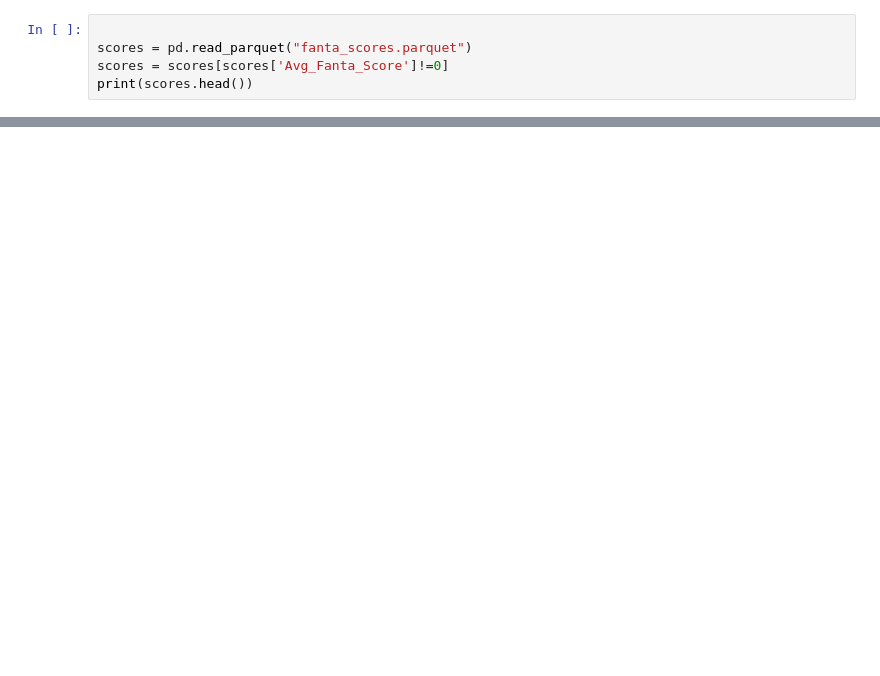
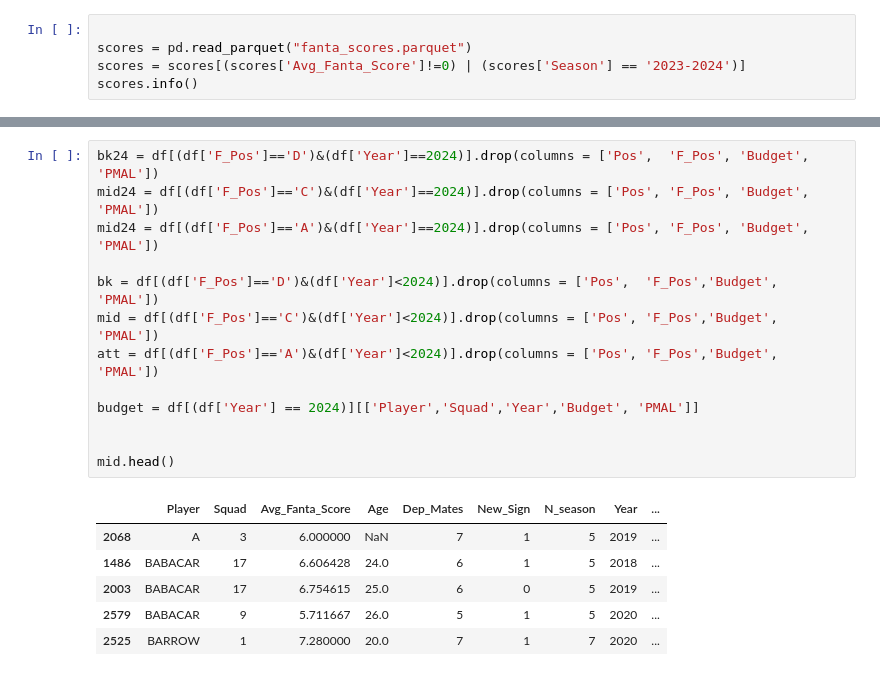
Before and after one commit to Fabio-Rossi-Hub/SerieA-Fantasy-Football, a Jupyter notebook: Notebook/1. data_analysis.ipynb, the cells around one changed output, grey strips where cells are left out. Cells and saved outputs as stored; diff of their text form; blank space fills up the shorter version.

```diff
--- a/Notebook/1. data_analysis.ipynb
+++ b/Notebook/1. data_analysis.ipynb
@@ -4,6 +10,6 @@ from unidecode import unidecode
 # %%
 
 scores = pd.read_parquet("fanta_scores.parquet")
-scores = scores[scores['Avg_Fanta_Score']!=0]
-print(scores.head())
+scores = scores[(scores['Avg_Fanta_Score']!=0) | (scores['Season'] == '2023-2024')]
+scores.info()
 # %% [output]
@@ -53,0 +156,20 @@ df.head()
+# %%
+bk24 = df[(df['F_Pos']=='D')&(df['Year']==2024)].drop(columns = ['Pos',  'F_Pos', 'Budget', 'PMAL'])
+mid24 = df[(df['F_Pos']=='C')&(df['Year']==2024)].drop(columns = ['Pos', 'F_Pos', 'Budget', 'PMAL'])
+mid24 = df[(df['F_Pos']=='A')&(df['Year']==2024)].drop(columns = ['Pos', 'F_Pos', 'Budget', 'PMAL'])
+
+bk = df[(df['F_Pos']=='D')&(df['Year']<2024)].drop(columns = ['Pos',  'F_Pos','Budget', 'PMAL'])
+mid = df[(df['F_Pos']=='C')&(df['Year']<2024)].drop(columns = ['Pos', 'F_Pos','Budget', 'PMAL'])
+att = df[(df['F_Pos']=='A')&(df['Year']<2024)].drop(columns = ['Pos', 'F_Pos','Budget', 'PMAL'])
+
+budget = df[(df['Year'] == 2024)][['Player','Squad','Year','Budget', 'PMAL']]
+
+
+mid.head()
+# %% [output]
+|  | Player | Squad | Avg_Fanta_Score | Age | Dep_Mates | New_Sign | N_season | Year | ... |
+| 2068 | A | 3 | 6.000000 | NaN | 7 | 1 | 5 | 2019 | ... |
+| 1486 | BABACAR | 17 | 6.606428 | 24.0 | 6 | 1 | 5 | 2018 | ... |
+| 2003 | BABACAR | 17 | 6.754615 | 25.0 | 6 | 0 | 5 | 2019 | ... |
+| 2579 | BABACAR | 9 | 5.711667 | 26.0 | 5 | 1 | 5 | 2020 | ... |
+| 2525 | BARROW | 1 | 7.280000 | 20.0 | 7 | 1 | 7 | 2020 | ... |
```
Also changed, not shown: parts of 14 cells of this notebook, 17 other files.
